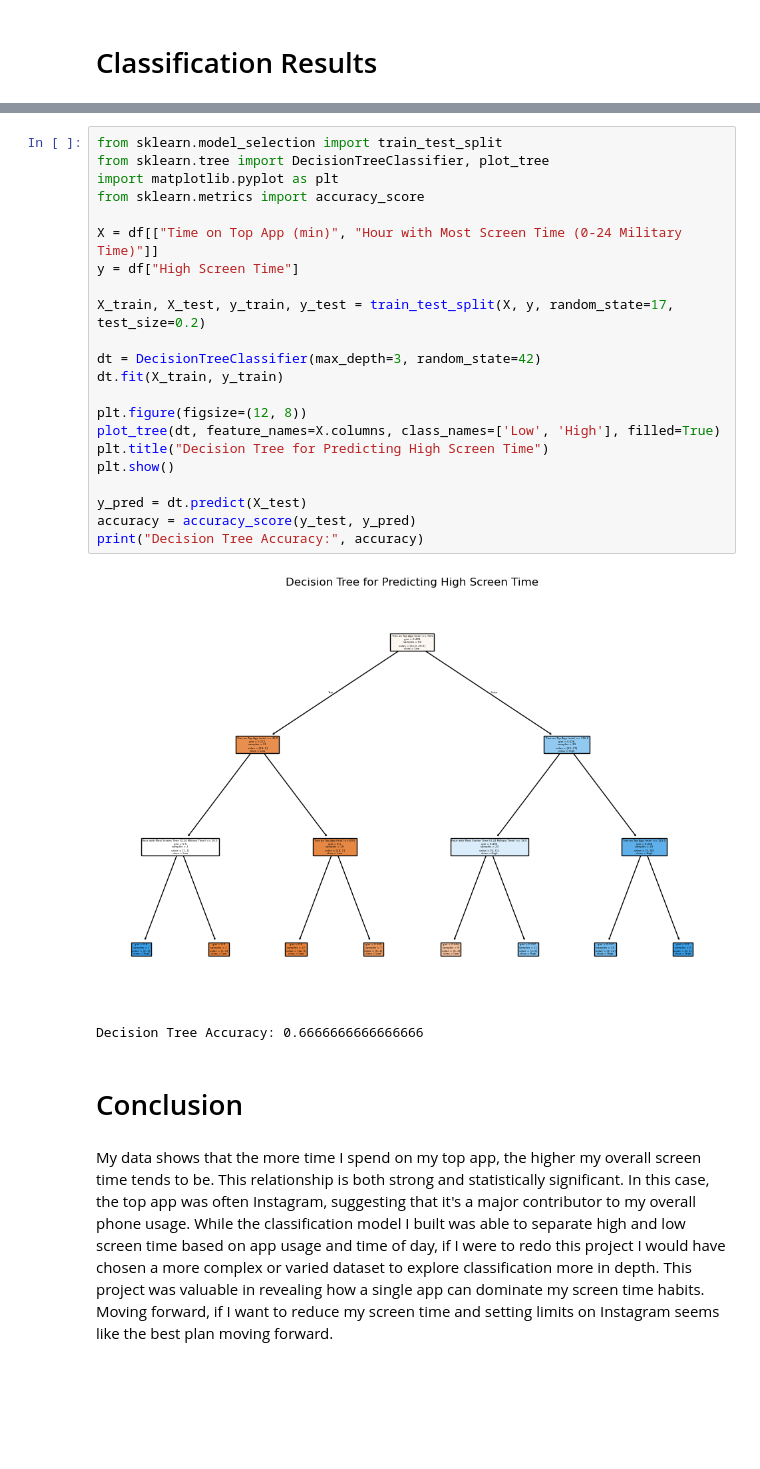
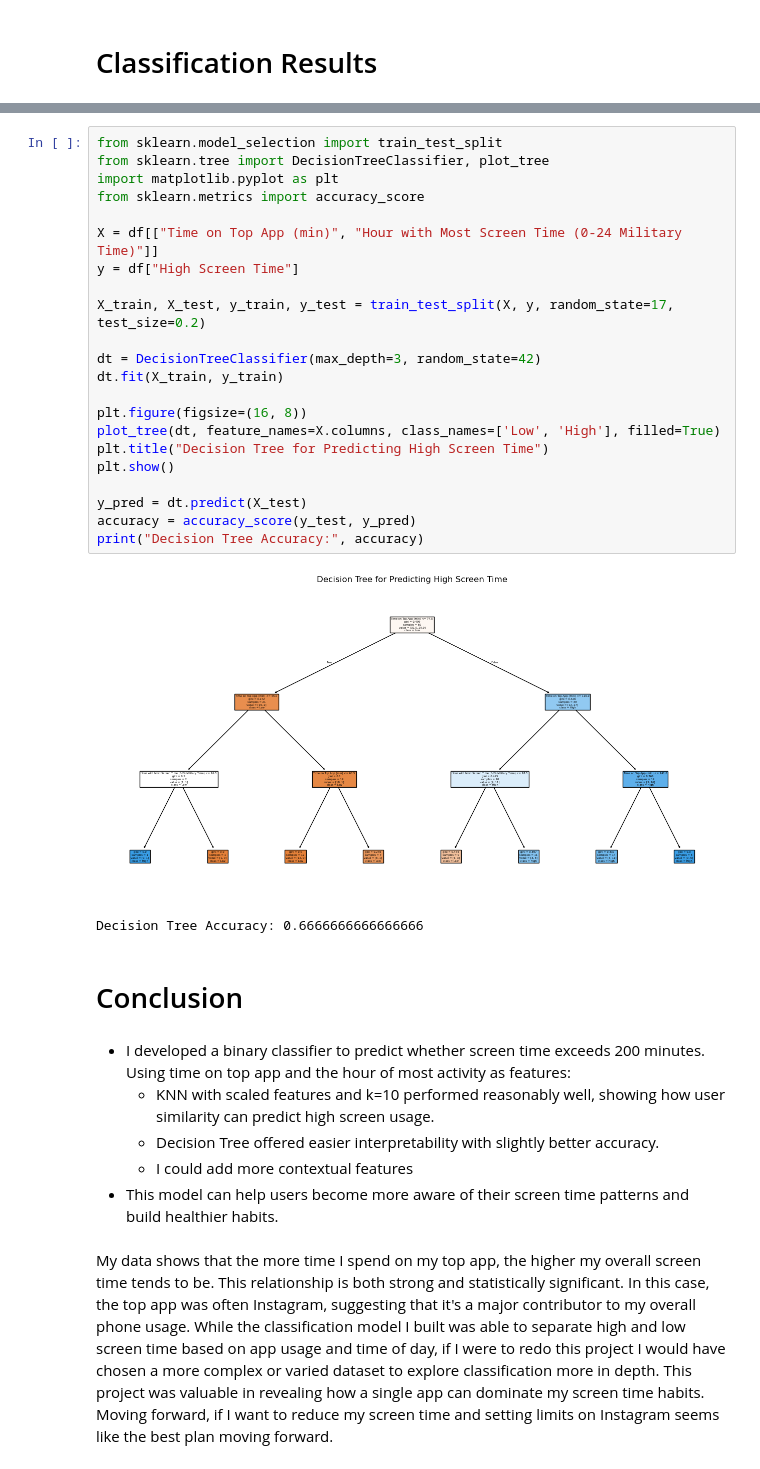
Before and after one commit to Darrell-10/DA8-Project, a Jupyter notebook: DA8.ipynb, the cells around one changed output, grey strips where cells are left out. Drawn from its saved outputs; the diff is of its cells as text; blank space fills up the shorter version.

```diff
--- a/DA8.ipynb
+++ b/DA8.ipynb
@@ -339,29 +361,35 @@ KNN Accuracy: 0.6666666666666666
 # %%
 from sklearn.model_selection import train_test_split
 from sklearn.tree import DecisionTreeClassifier, plot_tree
 import matplotlib.pyplot as plt
 from sklearn.metrics import accuracy_score
 
 X = df[["Time on Top App (min)", "Hour with Most Screen Time (0-24 Military Time)"]]
 y = df["High Screen Time"]
 
 X_train, X_test, y_train, y_test = train_test_split(X, y, random_state=17, test_size=0.2)
 
 dt = DecisionTreeClassifier(max_depth=3, random_state=42)
 dt.fit(X_train, y_train)
 
-plt.figure(figsize=(12, 8))
+plt.figure(figsize=(16, 8))
 plot_tree(dt, feature_names=X.columns, class_names=['Low', 'High'], filled=True)
 plt.title("Decision Tree for Predicting High Screen Time")
 plt.show()
 
 y_pred = dt.predict(X_test)
 accuracy = accuracy_score(y_test, y_pred)
 print("Decision Tree Accuracy:", accuracy)
 # %% [output]
-[figure, old version]
+[figure, new version]
 Decision Tree Accuracy: 0.6666666666666666
 # %% [markdown]
 # Conclusion
+# %% [markdown]
+* I developed a binary classifier to predict whether screen time exceeds 200 minutes. Using time on top app and the hour of most activity as features:
+    * KNN with scaled features and k=10 performed reasonably well, showing how user similarity can predict high screen usage.
+    * Decision Tree offered easier interpretability with slightly better accuracy.
+    * I could add more contextual features
+* This model can help users become more aware of their screen time patterns and build healthier habits.
 # %% [markdown]
 My data shows that the more time I spend on my top app, the higher my overall screen time tends to be. This relationship is both strong and statistically significant. In this case, the top app was often Instagram, suggesting that it's a major contributor to my overall phone usage. While the classification model I built was able to separate high and low screen time based on app usage and time of day, if I were to redo this project I would have chosen a more complex or varied dataset to explore classification more in depth. This project was valuable in revealing how a single app can dominate my screen time habits. Moving forward, if I want to reduce my screen time and setting limits on Instagram seems like the best plan moving forward.
```
Also changed, not shown: parts of 6 cells of this notebook.
